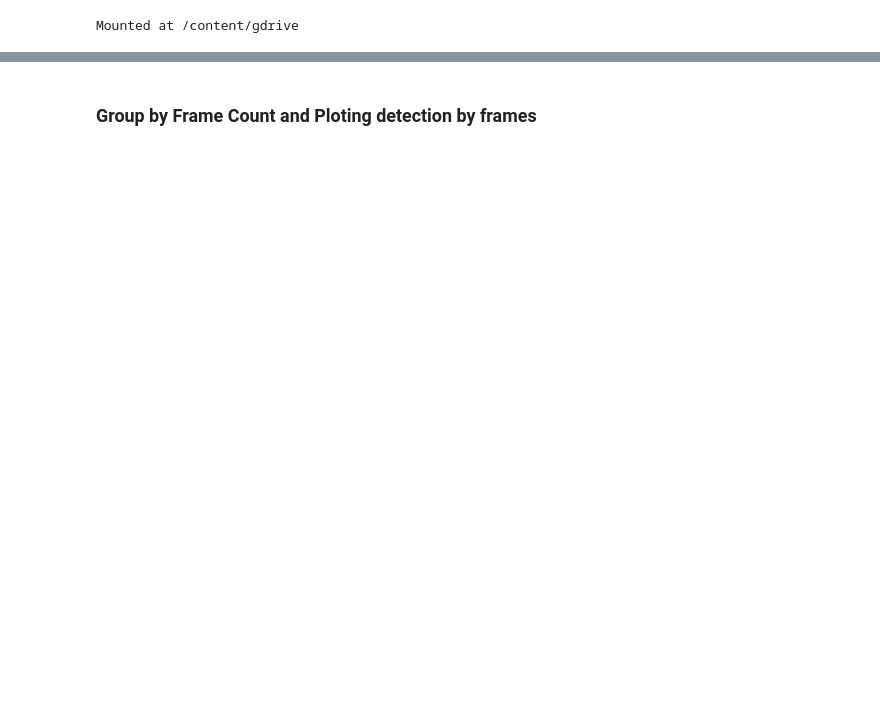
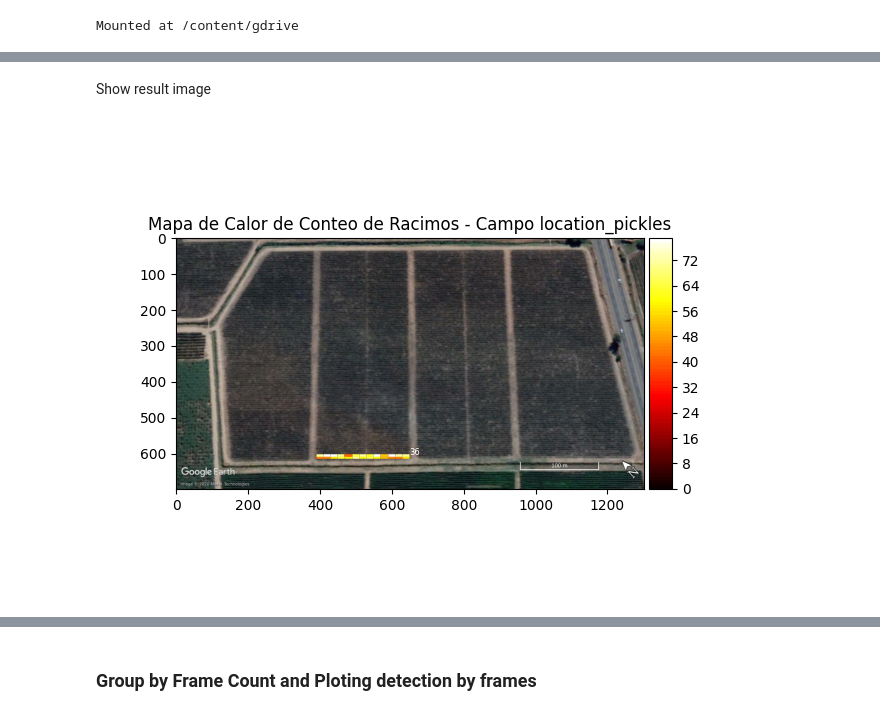
Before and after one commit to Tubaher/grapes_project, a Jupyter notebook: samples/uvas/utils/notebooks/plot_pickles_results.ipynb, the cells around one changed output, grey strips where cells are left out. Cells and saved outputs as stored; diff of their text form; code cells hidden in the pictures; blank space fills up the shorter version.

```diff
--- a/samples/uvas/utils/notebooks/plot_pickles_results.ipynb
+++ b/samples/uvas/utils/notebooks/plot_pickles_results.ipynb
@@ -5,0 +53,10 @@ Mounted at /content/gdrive
+# %% [markdown]
+Show result image
+# %%
+from google.colab.patches import cv2_imshow
+import cv2
+
+img = cv2.imread("stuff/heat_maps/location_pickles.png")
+cv2_imshow(img)
+# %% [output]
+[figure, added]
```
Also changed, not shown: parts of 20 cells of this notebook, 4 other files.
